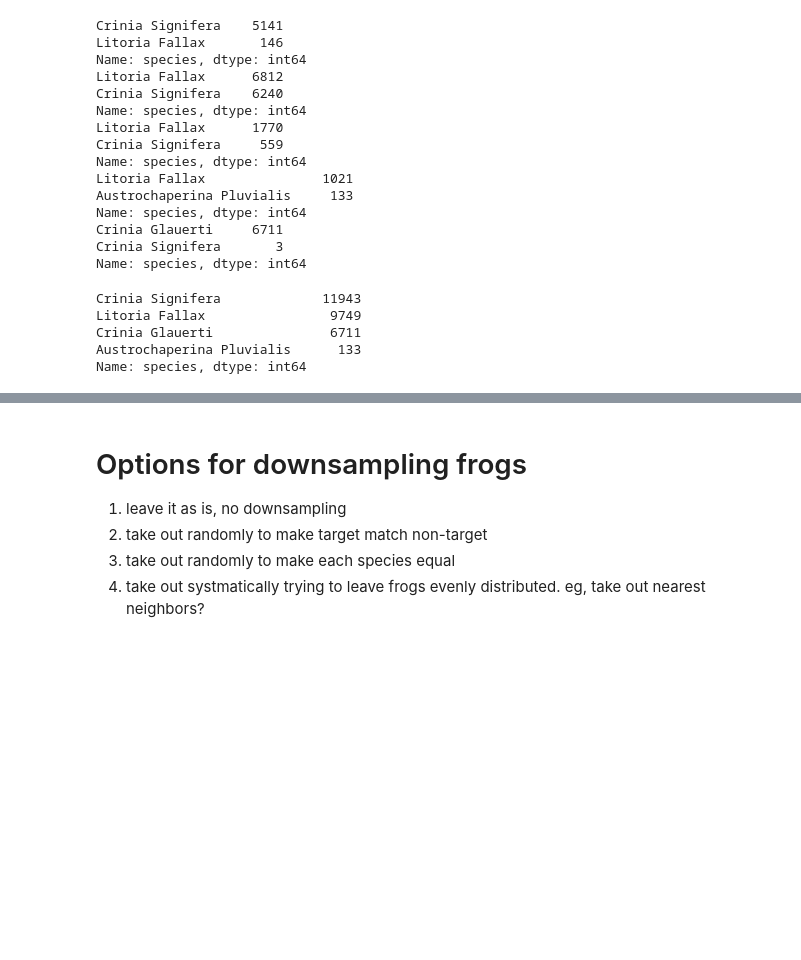
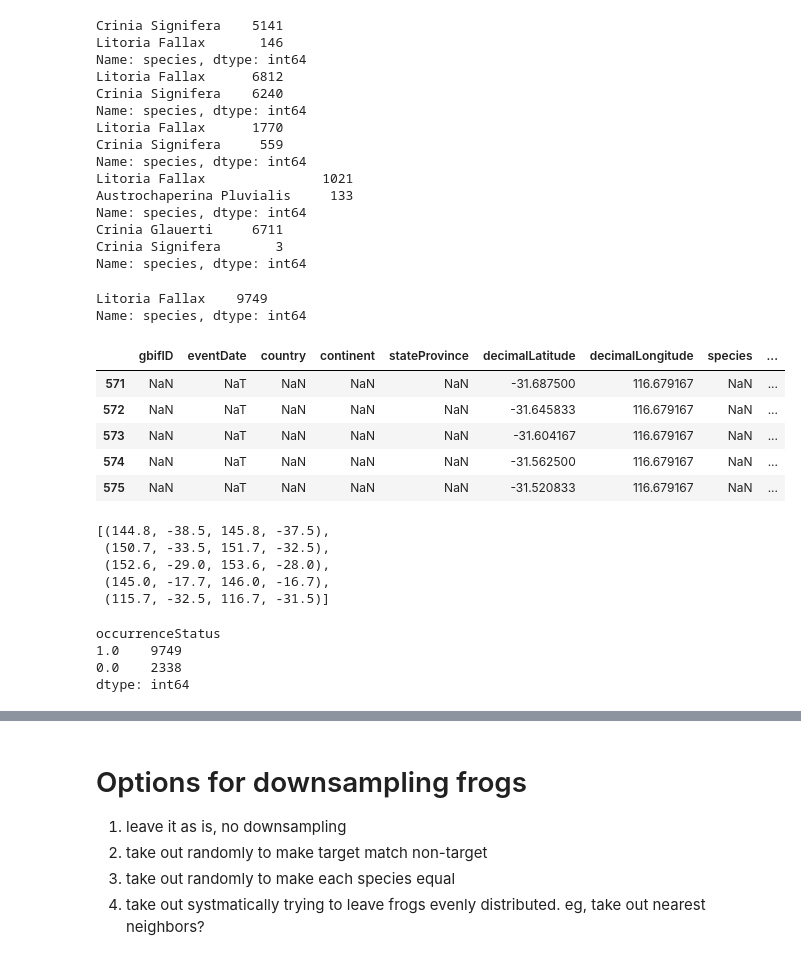
Before and after one commit to lealiaxiong/EYDataChallenge2022, a Jupyter notebook: level_1_challenge/RWL/20220530_challenge_1_all_bboxes_2_adjusted_metrics_preprocess_deeplearn.ipynb, the cells around one changed output, grey strips where cells are left out. Drawn from its saved outputs; the diff is of its cells as text; code cells hidden in the pictures; blank space fills up the shorter version.

```diff
--- a/level_1_challenge/RWL/20220530_challenge_1_all_bboxes_2_adjusted_metrics_preprocess_deeplearn.ipynb
+++ b/level_1_challenge/RWL/20220530_challenge_1_all_bboxes_2_adjusted_metrics_preprocess_deeplearn.ipynb
@@ -295,8 +295,7 @@ for bbox in bboxs:
     frogs_all_bboxs.append(all_frog_data)
 # %%
 target_species = 'Litoria Fallax'
-for all_frog_data in frogs_all_bboxs:
-
+for bbox_num, all_frog_data in enumerate(frogs_all_bboxs):
     all_frog_data = (
         all_frog_data
         # Assign the occurrenceStatus to 1 for the target species and 0 for all other species.
@@ -305,6 +304,36 @@ for all_frog_data in frogs_all_bboxs:
             occurrenceStatus = lambda x: np.where(x.species == target_species, 1, 0)
         )
     )
+    all_frog_data = all_frog_data[all_frog_data.occurrenceStatus == 1]
+    for i in range(grid_size):
+        for j in range(grid_size):
+            min_lon, min_lat, max_lon, max_lat = bboxs[bbox_num]
+            target_frogs_in_pixel = all_frog_data.loc[
+                (all_frog_data['decimalLatitude'] > min_lat + j/grid_size) &
+                (all_frog_data['decimalLatitude'] <= min_lat + (j+1)/grid_size) &
+                (all_frog_data['decimalLongitude'] > min_lon + i/grid_size) &
+                (all_frog_data['decimalLongitude'] <= min_lon + (i+1)/grid_size)
+            ]
+                #print((min_lat,min_lat + (j+1)/grid_size,min_lon,
+                #       min_lon + (i+1)/grid_size, len(target_frogs_in_pixel)))
+            if len(target_frogs_in_pixel) == 0:
+                # there are no target frogs here
+                # add fake 0
+                added_zero = {"decimalLongitude":min_lon + (i+0.5)/grid_size,
+                              'decimalLatitude':min_lat + (j+0.5)/grid_size,
+                              "occurrenceStatus":0}
+
+                all_frog_data=all_frog_data.append(added_zero, ignore_index=True)
+    all_frog_data = (
+        all_frog_data
+        # Assign the occurrenceStatus to 1 for the target species and 0 for all other species.
+        # as well as a key for joining (later)
+        .assign(
+            occurrenceStatus = lambda x: np.where(x.species == target_species, 1, 0)
+        )
+        .assign(key=lambda x: x.index)
+    )
+    frogs_all_bboxs[bbox_num] =all_frog_data
 # %%
 target_species = 'Litoria Fallax'
 for i in range(len(frogs_all_bboxs)):
@@ -350,8 +379,22 @@ all_all_frogs = pd.concat(frogs_all_bboxs)
 # %%
 all_all_frogs["species"].value_counts()
 # %% [output]
-Crinia Signifera             11943
-Litoria Fallax                9749
-Crinia Glauerti               6711
-Austrochaperina Pluvialis      133
+Litoria Fallax    9749
 Name: species, dtype: int64
+# %%
+all_all_frogs.tail()
+# %% [output]
+|  | gbifID | eventDate | country | continent | stateProvince | decimalLatitude | decimalLongitude | species | ... |
+| 571 | NaN | NaT | NaN | NaN | NaN | -31.687500 | 116.679167 | NaN | ... |
+| 572 | NaN | NaT | NaN | NaN | NaN | -31.645833 | 116.679167 | NaN | ... |
+| 573 | NaN | NaT | NaN | NaN | NaN | -31.604167 | 116.679167 | NaN | ... |
+| 574 | NaN | NaT | NaN | NaN | NaN | -31.562500 | 116.679167 | NaN | ... |
+| 575 | NaN | NaT | NaN | NaN | NaN | -31.520833 | 116.679167 | NaN | ... |
+# %%
+bboxs
+# %% [output]
+[(144.8, -38.5, 145.8, -37.5),
+ (150.7, -33.5, 151.7, -32.5),
+ (152.6, -29.0, 153.6, -28.0),
+ (145.0, -17.7, 146.0, -16.7),
+ (115.7, -32.5, 116.7, -31.5)]
@@ -357,0 +439,7 @@ Name: species, dtype: int64
+# %%
+target_species_frog_data.value_counts('occurrenceStatus')
+# %% [output]
+occurrenceStatus
+1.0    9749
+0.0    2338
+dtype: int64
```
Also changed, not shown: parts of 22 cells of this notebook, 4 other files.
